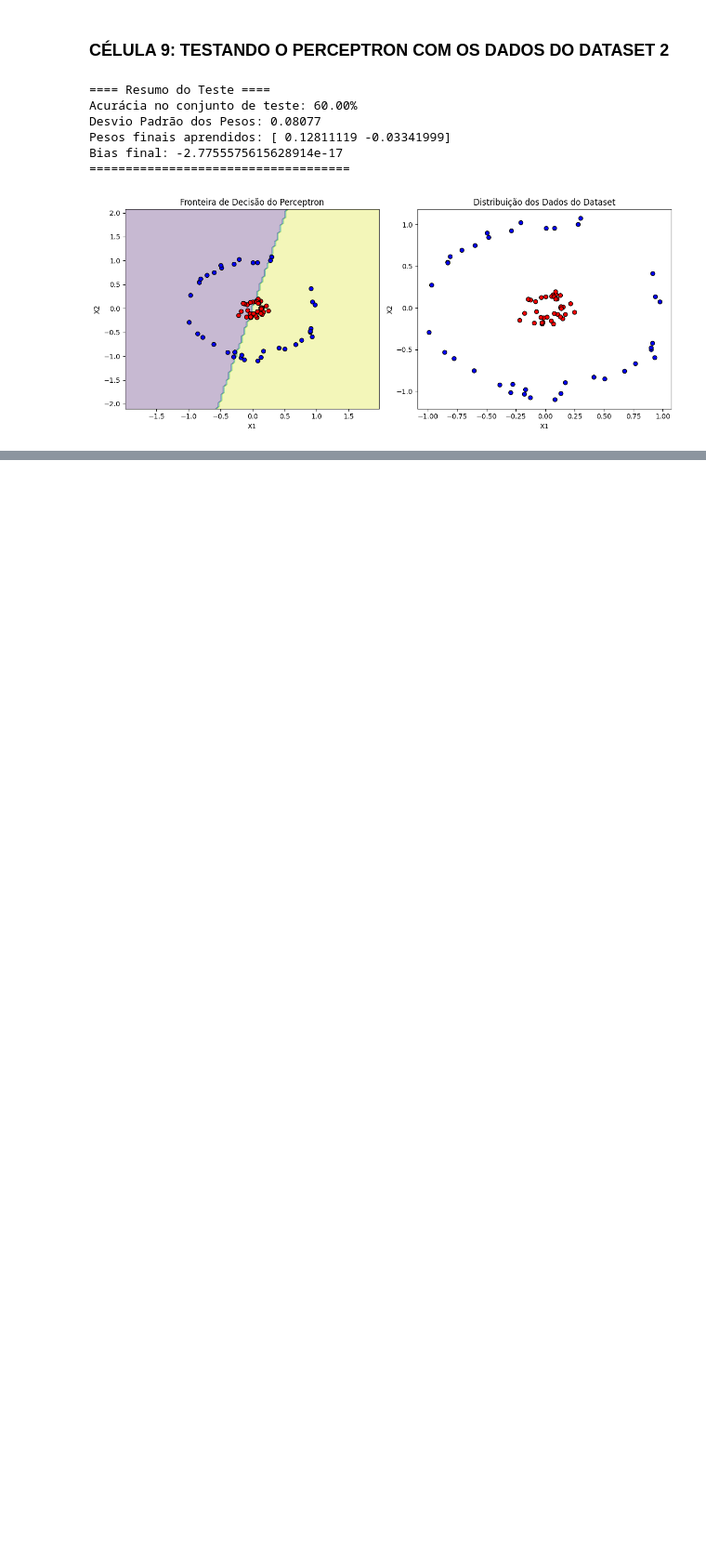
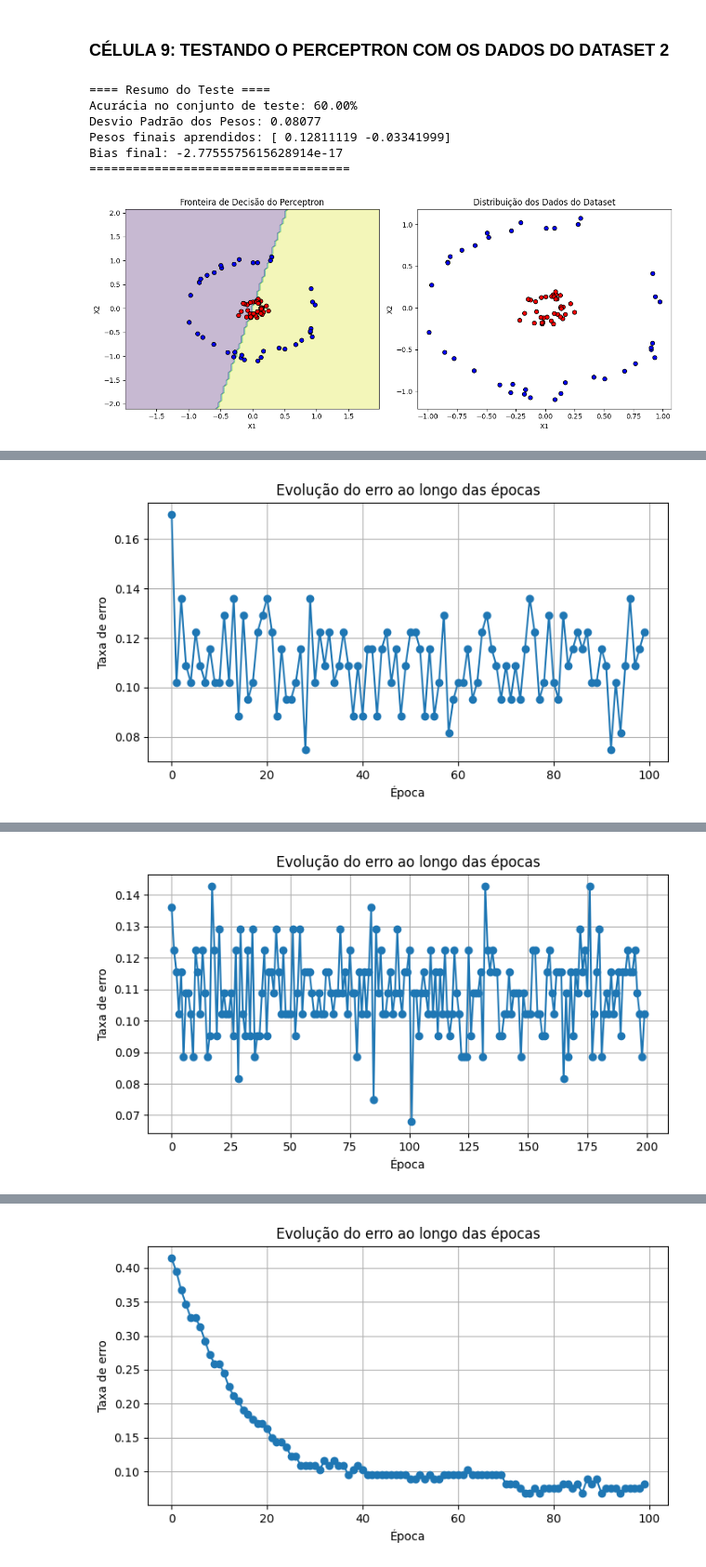
Before and after one commit to AlissaGabriel/Fatec-AprendizagemDeMaquina, a Jupyter notebook: Aula16/perceptron.ipynb, the cells around one changed output, grey strips where cells are left out. Shown at 93% size. Drawn from its saved outputs; the diff is of its cells as text; code cells hidden in the pictures; blank space fills up the shorter version.

Commit message:
update: perceptron

```diff
--- a/Aula16/perceptron.ipynb
+++ b/Aula16/perceptron.ipynb
@@ -321,0 +324,71 @@ Bias final: -2.7755575615628914e-17
+# %%
+# Dataset 3 - Importando e visualizando o dataset de Treino
+train_dataset3 = np.loadtxt("train_dataset3.csv", delimiter=",", skiprows=1, dtype=float)
+
+# Definição das entradas
+X = train_dataset3[:, :-1] # Todas as colunas, exceto a última (10 features)
+y = train_dataset3[:, -1] # Última coluna é o rótulo
+y = np.where(y == -1, -1, 1) # Converter rótulos para -1 e 1 (caso estejam diferentes)
+
+# Criação do Perceptronde acordo com cenários da tabela
+perceptron_cenario_1 = Perceptron(learning_rate=0.1, n_epochs=100)
+perceptron_cenario_2 = Perceptron(learning_rate=0.1, n_epochs=200)
+perceptron_cenario_3 = Perceptron(learning_rate=0.001, n_epochs=100)
+perceptron_cenario_4 = Perceptron(learning_rate=0.001, n_epochs=200)
+perceptron_cenario_5 = Perceptron(learning_rate=0.0001, n_epochs=100)
+perceptron_cenario_6 = Perceptron(learning_rate=0.0001, n_epochs=200)
+
+print("Cenário 1 - Tx Treinamento: 0.1 | Épocas 100")
+
+# Treinamento do Perceptron
+perceptron_cenario_1.fit(X, y)
+
+# Plotar a evolução do erro
+perceptron_cenario_1.plot_error()
+print("")
+
+print("Cenário 2 - Tx Treinamento: 0.1 | Épocas 200")
+
+# Treinamento do Perceptron
+perceptron_cenario_2.fit(X, y)
+
+# Plotar a evolução do erro
+perceptron_cenario_2.plot_error()
+print("")
+
+print("Cenário 3 - Tx Treinamento: 0.001 | Épocas 100")
+
+# Treinamento do Perceptron
+perceptron_cenario_3.fit(X, y)
+
+# Plotar a evolução do erro
+perceptron_cenario_3.plot_error()
+print("")
+
+print("Cenário 4 - Tx Treinamento: 0.001 | Épocas 200")
+
+# Treinamento do Perceptron
+perceptron_cenario_4.fit(X, y)
+
+# Plotar a evolução do erro
+perceptron_cenario_4.plot_error()
+print("")
+
+print("Cenário 5 - Tx Treinamento: 0.0001 | Épocas 100")
+
+# Treinamento do Perceptron
+perceptron_cenario_5.fit(X, y)
+
+# Plotar a evolução do erro
+perceptron_cenario_5.plot_error()
+print("")
+
+print("Cenário 6 - Tx Treinamento: 0.0001 | Épocas 200")
+
+# Treinamento do Perceptron
+perceptron_cenario_6.fit(X, y)
+
+# Plotar a evolução do erro
+perceptron_cenario_6.plot_error()
+print("")
+# %% [output]
@@ -321,0 +404 @@ Bias final: -2.7755575615628914e-17
+[figure, added]
@@ -321,0 +414 @@ Bias final: -2.7755575615628914e-17
+[figure, added]
@@ -321,0 +424 @@ Bias final: -2.7755575615628914e-17
+[figure, added]
```
Also changed, not shown: parts of 2 cells of this notebook, 3 other files.
